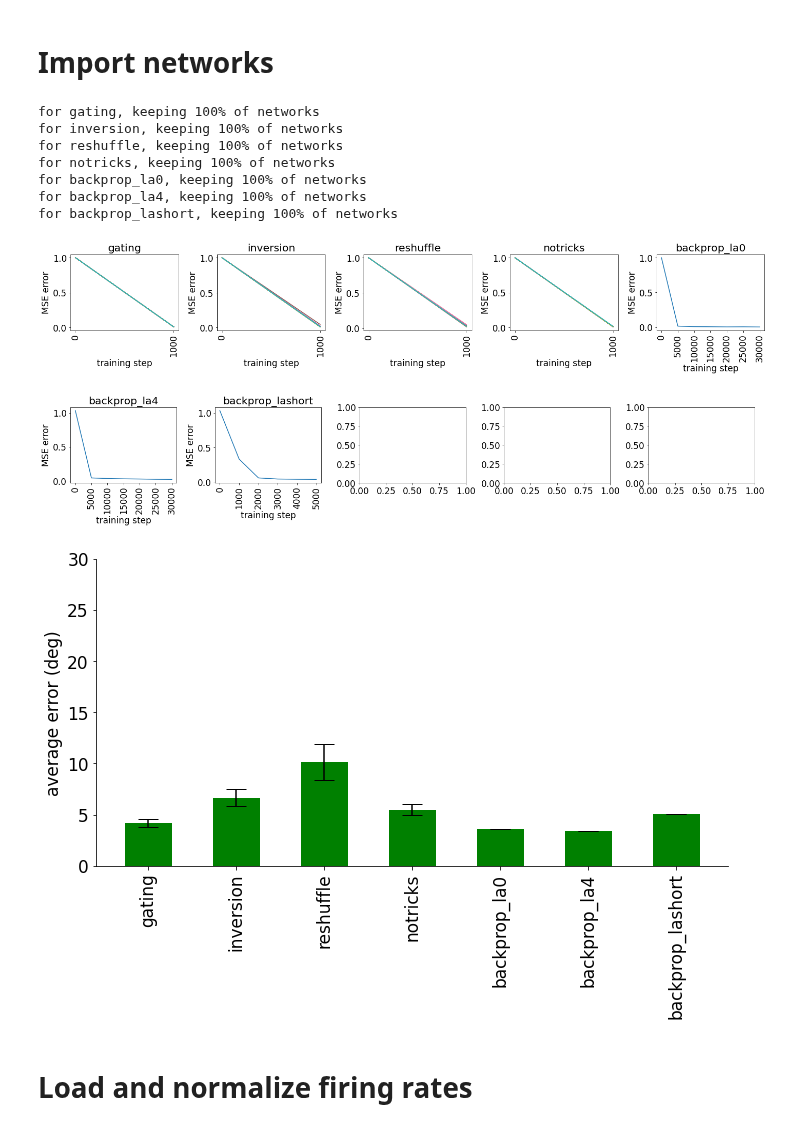
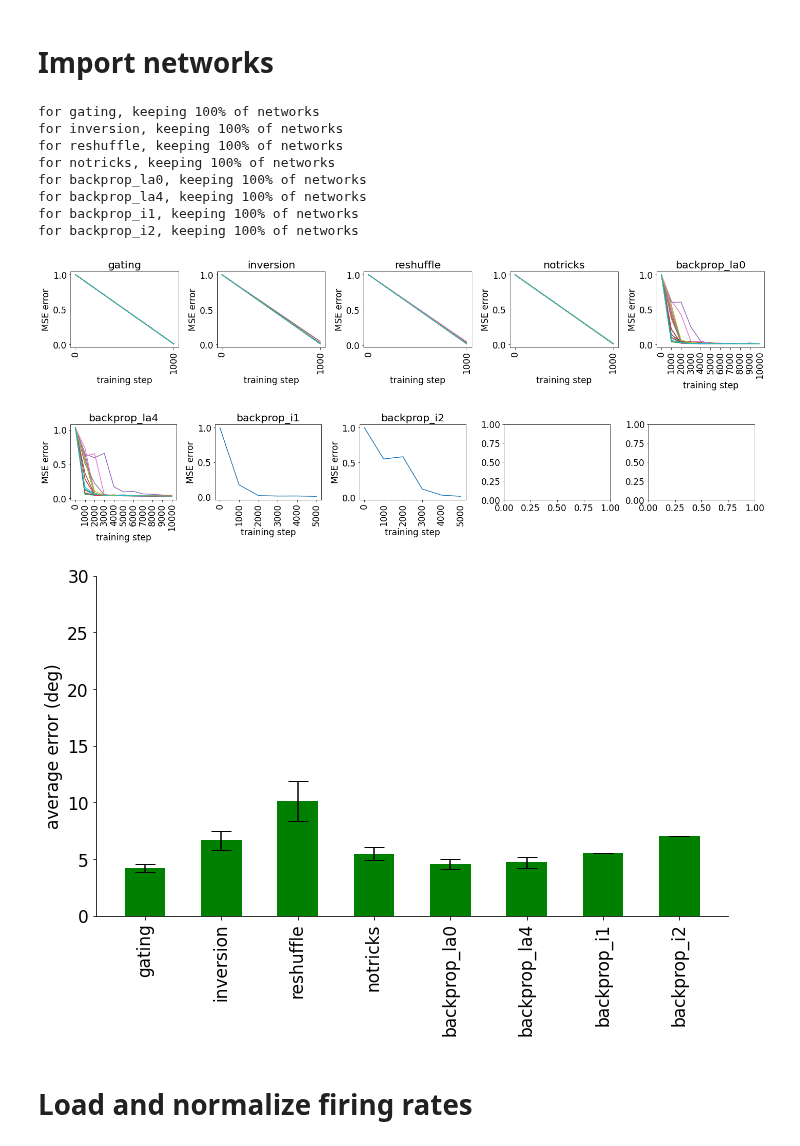
Before and after one commit to azaho/ccn_story3, a Jupyter notebook: netdist.ipynb, the cells around one changed output. Drawn from its saved outputs; the diff is of its cells as text; code cells hidden in the pictures.

```diff
--- a/netdist.ipynb
+++ b/netdist.ipynb
@@ -33,28 +33,33 @@ all_networks = {
     },
     "backprop_la0": {
         "color": np.random.rand(3,),  # random color
-        "names": [f"data/backpropnpCTRNN_2DIR1O_dr100_n0.1_la0_dp0.5_rAA" for i in range(1)],
+        "names": [f"data/backpropCTRNN_2DIR1O_dr100_n0.1_la0_dp1.0_r{i}" for i in range(20)],
         "indices": np.arange(0, 64, 16)
     },
     "backprop_la4": {
         "color": np.random.rand(3,),  # random color
-        "names": [f"data/backpropCTRNN_2DIR1O_dr100_n0.1_la0.0001_dp1.0_rAA" for i in range(1)],
+        "names": [f"data/backpropCTRNN_2DIR1O_dr100_n0.1_la0.0001_dp1.0_r{i}" for i in range(20)],
         "indices": np.arange(0, 64, 16)
     },
-    "backprop_lashort": {
+    "backprop_i1": {
         "color": np.random.rand(3,),  # random color
-        "names": [f"data/backpropCTRNN_2DIR1O_dr100_n0.1_la0.0001_dp1.0_rSHORT" for i in range(1)],
+        "names": [f"data/backpropCTRNN_2DIR1O_dr100_n0.1_la0_dp1.0_rI1" for i in range(1)],
+        "indices": np.arange(0, 64, 16)
+    },
+    "backprop_i2": {
+        "color": np.random.rand(3,),  # random color
+        "names": [f"data/backpropCTRNN_2DIR1O_dr100_n0.1_la0_dp1.0_rI2" for i in range(1)],
         "indices": np.arange(0, 64, 16)
     },
     "diego_phd_mst": {
         "color": "orange",
-        "names": ["neuraldata/new/diego_phd_mst_both_selective_zscored"],
+        "names": ["neuraldata/new/diego_phd_mst_both_selective"],
         "indices": np.array([0, 1, 2, 3]),
         "neural": True
     },
     "diego_new_mst": {
-        "color": np.random.rand(3,),
-        "names": ["neuraldata/new/diego_new_mst_both_selective_zscored"],
+        "color": "orange",
+        "names": ["neuraldata/new/diego_new_mst_both_selective"],
         "indices": np.array([0, 1, 2, 3]),
         "neural": True
     }
@@ -113,37 +118,38 @@ for network_name, network in all_networks.items():
         plt.tight_layout()
         plt.show()
         fig, axs = plt.subplots(1, 5, figsize=(20, 4))
         row_count = 0
 plt.tight_layout()
 plt.show()
 
 # show all final errors of kept networks, for comparison
 use_networks = [key for key in all_networks.keys() if "neural" not in all_networks[key] or not all_networks[key]["neural"]]
 means = [np.mean(all_networks[network]["errors"]) for network in use_networks]
 errors = [np.std(all_networks[network]["errors"]) for network in use_networks]
 fig = plt.figure(figsize=(10, 7))
 plt.rc('font', **{'family': 'DejaVu Sans', 'weight': 'normal', 'size': 17})
 ax = plt.subplot(1, 1, 1)
 ax.bar(np.arange(1, len(use_networks)+1)*1.5, means, yerr=errors, align='center', alpha=1, ecolor='black', capsize=10, color="green")
 plt.xticks(ticks=np.arange(1, len(use_networks)+1)*1.5, labels=use_networks)
 plt.ylim(0, 30)
 ax.set_ylabel('average error (deg)')
 plt.gca().spines['top'].set_visible(False)
 plt.gca().spines['right'].set_visible(False)
 plt.gca().set_xticklabels(ax.get_xticklabels(), rotation=90)
 plt.tight_layout()
 plt.show()
 # %% [output]
 for gating, keeping 100% of networks
 for inversion, keeping 100% of networks
 for reshuffle, keeping 100% of networks
 for notricks, keeping 100% of networks
 for backprop_la0, keeping 100% of networks
 for backprop_la4, keeping 100% of networks
-for backprop_lashort, keeping 100% of networks
+for backprop_i1, keeping 100% of networks
+for backprop_i2, keeping 100% of networks
-[figure, old version]
+[figure, new version]
-[figure, old version]
+[figure, new version]
-[figure, old version]
+[figure, new version]
 # %% [markdown]
 # Load and normalize firing rates
 # %%
```
Also changed, not shown: parts of 5 cells of this notebook, 2 other files.
